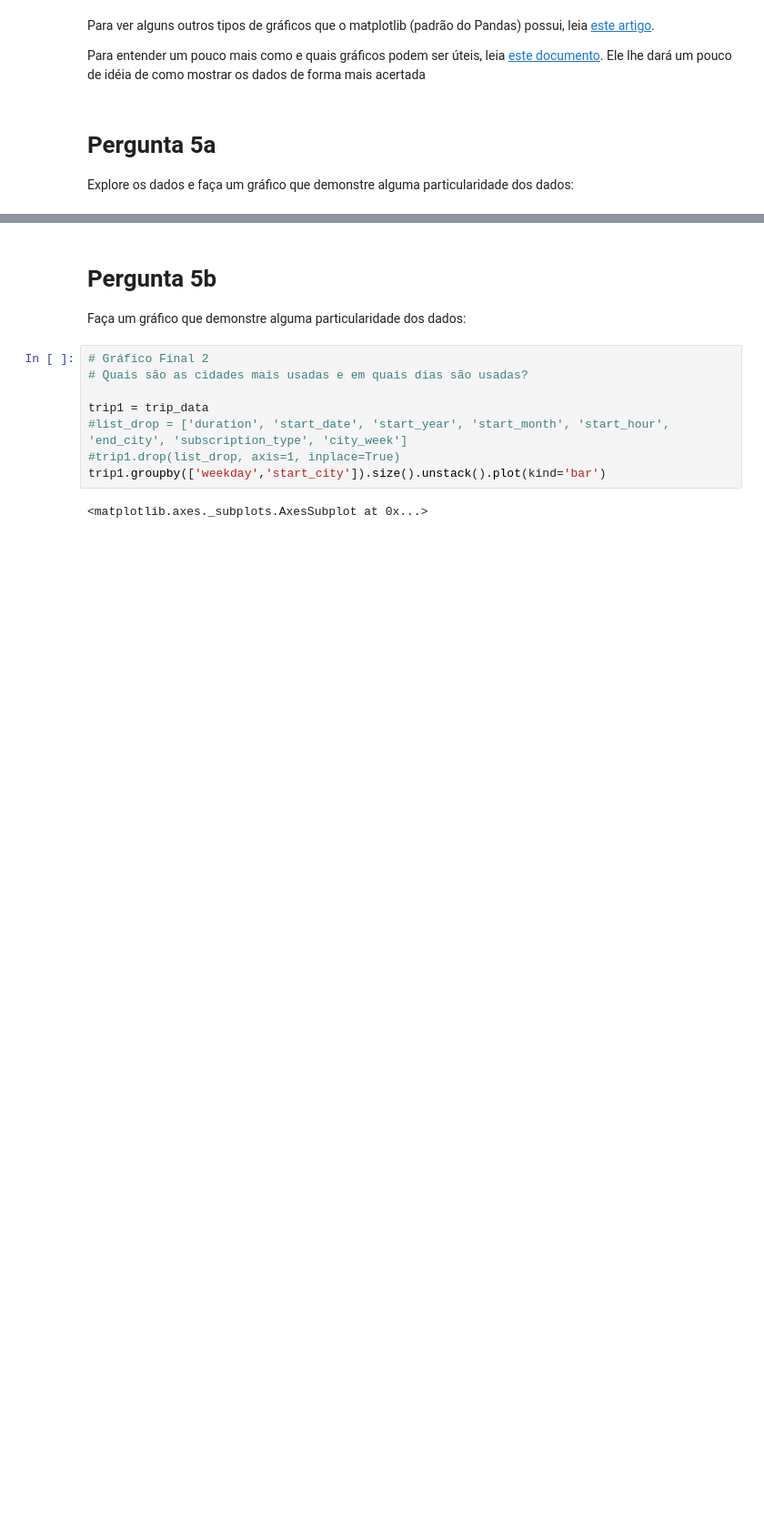
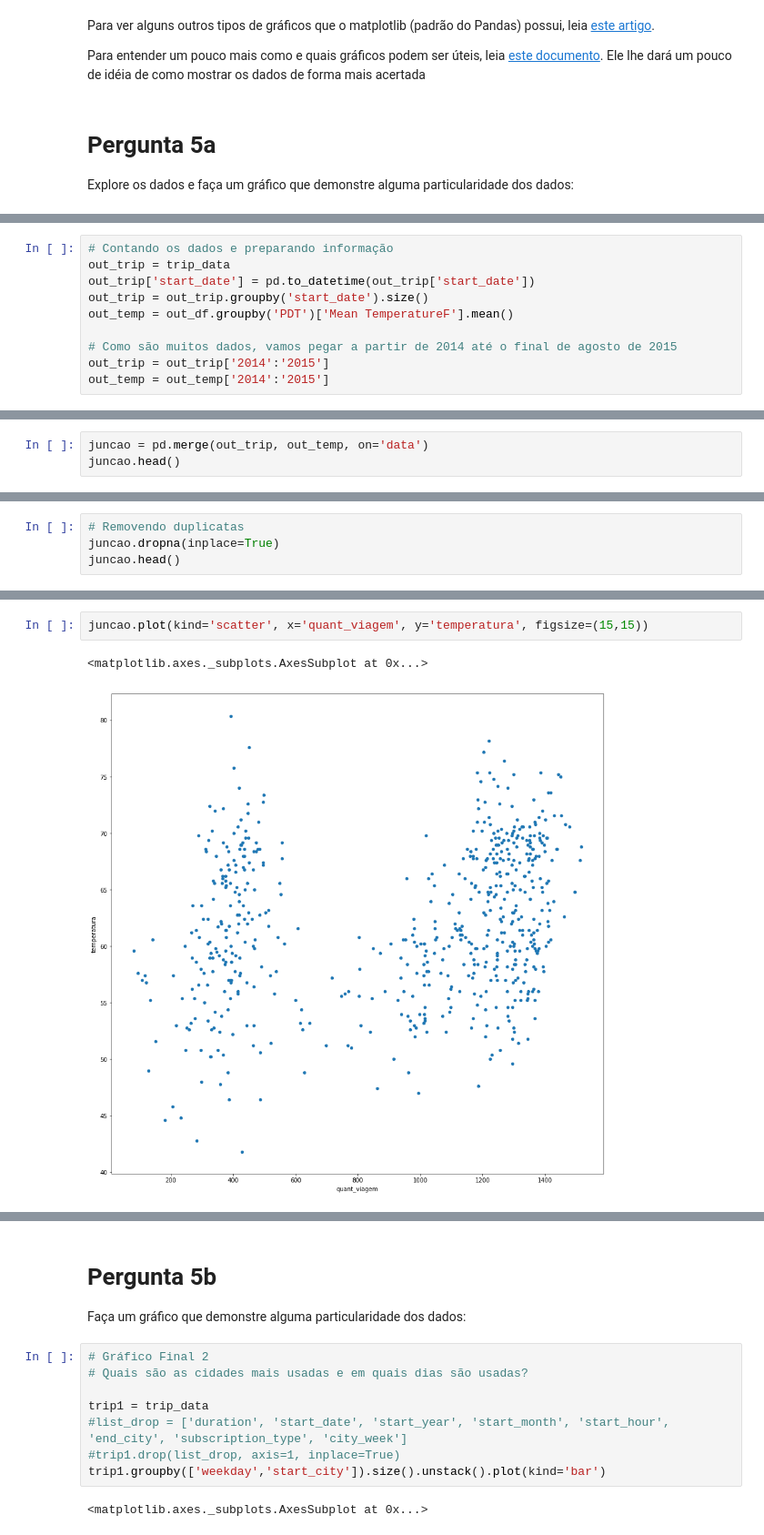
Before and after one commit to luisfcardoso/Udacity, a Jupyter notebook: Fundamentos de Data Science 1/Projeto/Analise_Bay_Area_Bike_Share-NDFDSI.ipynb, the cells around one changed output, grey strips where cells are left out. Shown at 91% size. Drawn from its saved outputs; the diff is of its cells as text; blank space fills up the shorter version.

```diff
--- a/Fundamentos de Data Science 1/Projeto/Analise_Bay_Area_Bike_Share-NDFDSI.ipynb
+++ b/Fundamentos de Data Science 1/Projeto/Analise_Bay_Area_Bike_Share-NDFDSI.ipynb
@@ -530,0 +526,10 @@ O que é interessante na visualização acima? Por que você a selecionou?
+# %%
+# Contando os dados e preparando informação
+out_trip = trip_data
+out_trip['start_date'] = pd.to_datetime(out_trip['start_date'])
+out_trip = out_trip.groupby('start_date').size()
+out_temp = out_df.groupby('PDT')['Mean TemperatureF'].mean()
+
+# Como são muitos dados, vamos pegar a partir de 2014 até o final de agosto de 2015
+out_trip = out_trip['2014':'2015']
+out_temp = out_temp['2014':'2015']
@@ -530,0 +548,3 @@ O que é interessante na visualização acima? Por que você a selecionou?
+# %%
+juncao = pd.merge(out_trip, out_temp, on='data')
+juncao.head()
@@ -530,0 +558,4 @@ O que é interessante na visualização acima? Por que você a selecionou?
+# %%
+# Removendo duplicatas
+juncao.dropna(inplace=True)
+juncao.head()
@@ -530,0 +582,5 @@ O que é interessante na visualização acima? Por que você a selecionou?
+# %%
+juncao.plot(kind='scatter', x='quant_viagem', y='temperatura', figsize=(15,15))
+# %% [output]
+<matplotlib.axes._subplots.AxesSubplot at 0x...>
+[figure, added]
```
Also changed, not shown: parts of 10 cells of this notebook.
